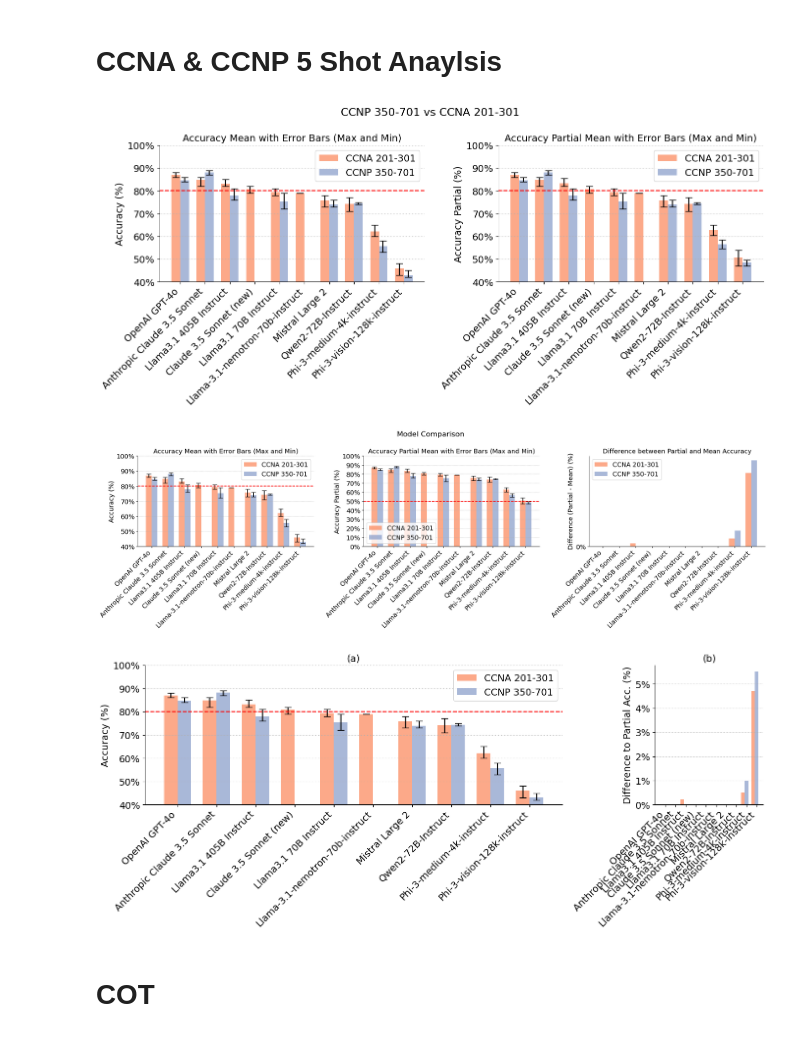
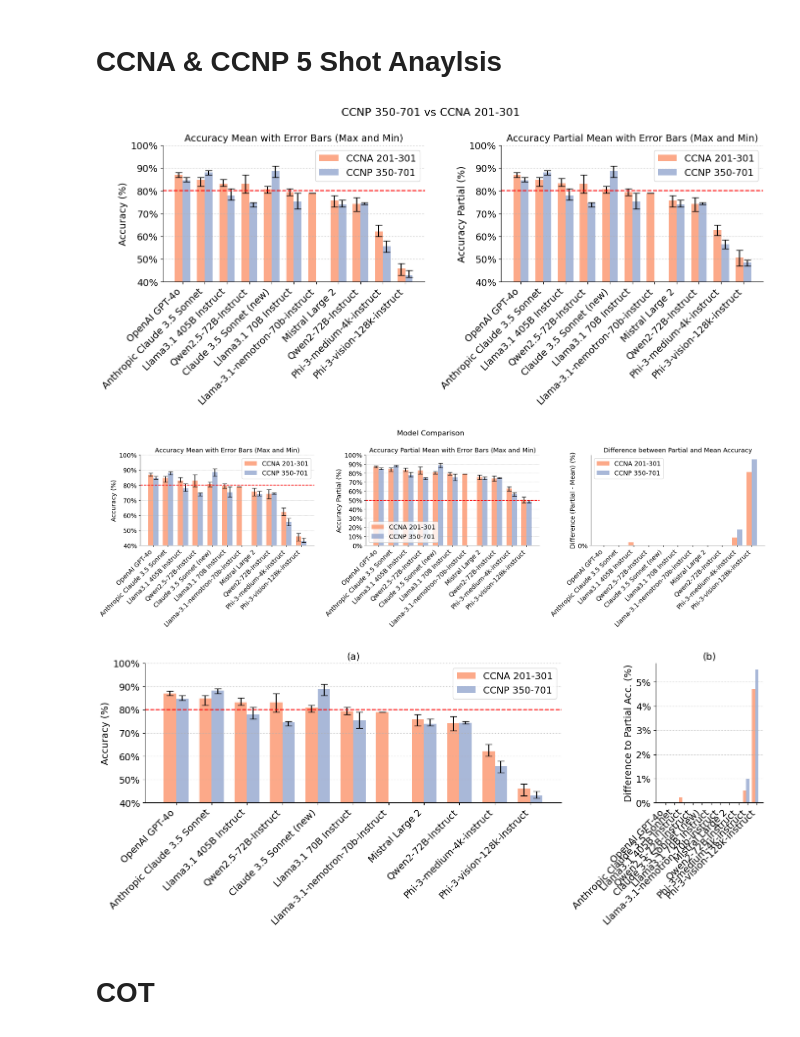
Before and after one commit to cybercampus-se/GenAICyberSecMCQA, a Jupyter notebook: analysis.ipynb, the cells around one changed output. Saved outputs shown, nothing was run; the diff lists cells and outputs as text; code cells hidden in the pictures.

```diff
--- a/analysis.ipynb
+++ b/analysis.ipynb
@@ -516,33 +516,33 @@ def plot_evaluation_CCNA_CCNP(evaluation_df1, evaluation_df2,label1,label2, hlin
 # %% [markdown]
 # CCNA & CCNP 5 Shot Anaylsis
 # %%
-CCNA_folder_paths = ["results/100_questions_5_Shot_201-301-CCNA_2024_08_07_15_43"]
+CCNA_folder_paths = ["results/100_questions_5_Shot_201-301-CCNA"]
 CCNA_model_statistics = stats_from_pickle(CCNA_folder_paths)
-CCNP_folder_paths = ["results/100_questions_5_Shot_350-701-CCNP_2024_08_06_15_28"]
+CCNP_folder_paths = ["results/100_questions_5_Shot_350-701-CCNP"]
 CCNP_model_statistics = stats_from_pickle(CCNP_folder_paths)
 title="CCNP 350-701 vs CCNA 201-301"
 
 # Setting 'Models' as the index to align the DataFrame rows
 CCNA_model_statistics.set_index('Model', inplace=True)
 CCNP_model_statistics.set_index('Model', inplace=True)
 
 # Reindex df2 to match the index of df1
 CCNP_model_statistics = CCNP_model_statistics.reindex(CCNA_model_statistics.index)
 CCNA_model_statistics.reset_index(inplace=True)
 CCNP_model_statistics.reset_index(inplace=True)
 
 #sort CCNP_model_statistics the same way CCNA_model_statistics is sorted on the "Model" column
 plot_evaluation_CCNA2(CCNA_model_statistics, CCNP_model_statistics,"CCNA 201-301","CCNP 350-701", hline_accuracy=0.8, hline_partial=0.8, title=title)
 # %% [output]
-[figure, old version]
+[figure, new version]
 # %%
 plot_evaluation_CCNA3(CCNA_model_statistics, CCNP_model_statistics,"CCNA 201-301","CCNP 350-701", hline_accuracy=0.8, hline_partial=0.5, title="Model Comparison")
 # %% [output]
-[figure, old version]
+[figure, new version]
 # %%
 plot_evaluation_CCNA_CCNP(CCNA_model_statistics, CCNP_model_statistics,"CCNA 201-301","CCNP 350-701", hline_accuracy=0.8, hline_partial=0.8)
 # %% [output]
-[figure, old version]
+[figure, new version]
 # %% [markdown]
 # COT
 # %%
```
Also changed, not shown: parts of 5 cells of this notebook, 38 other files.
